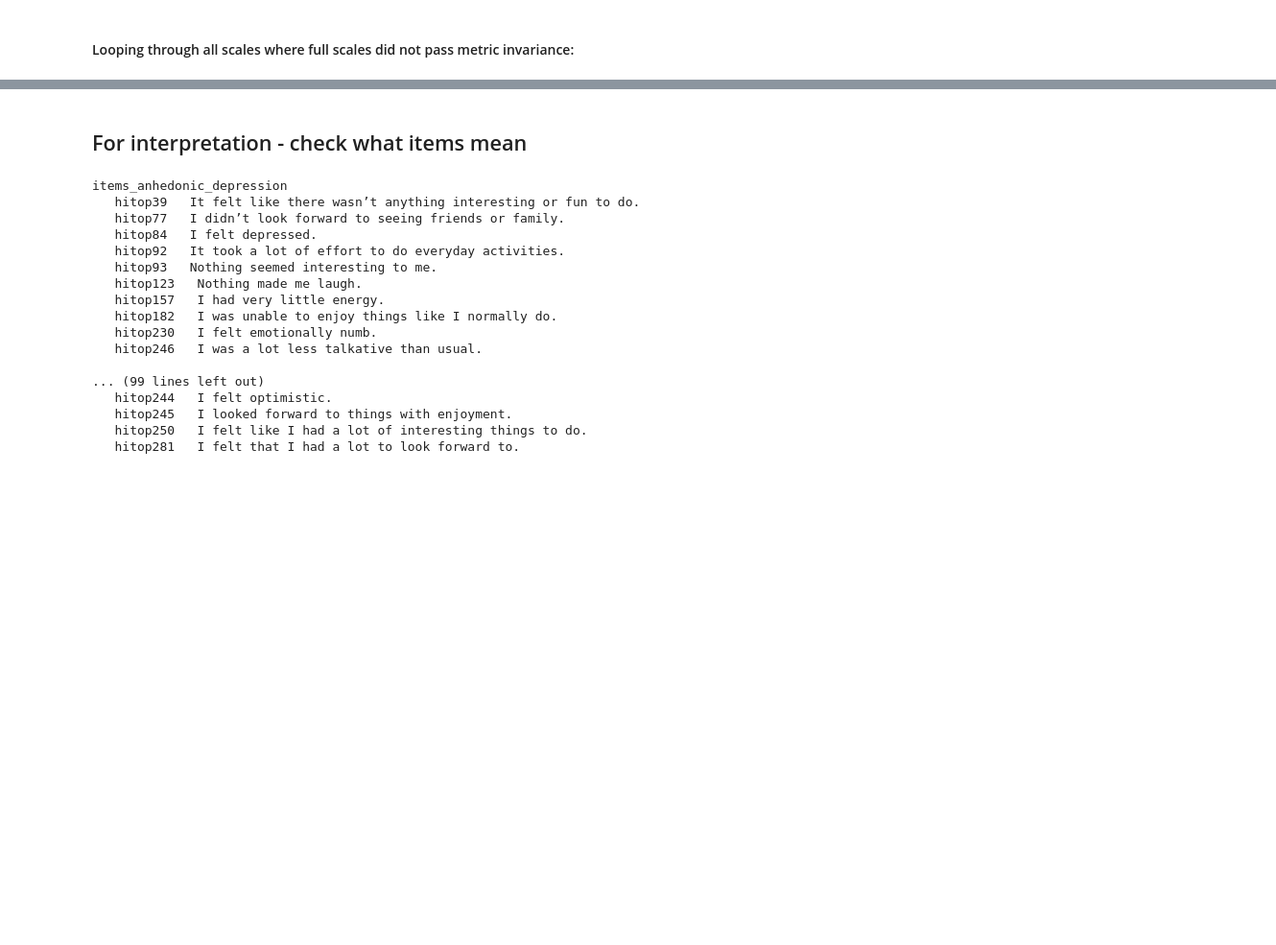
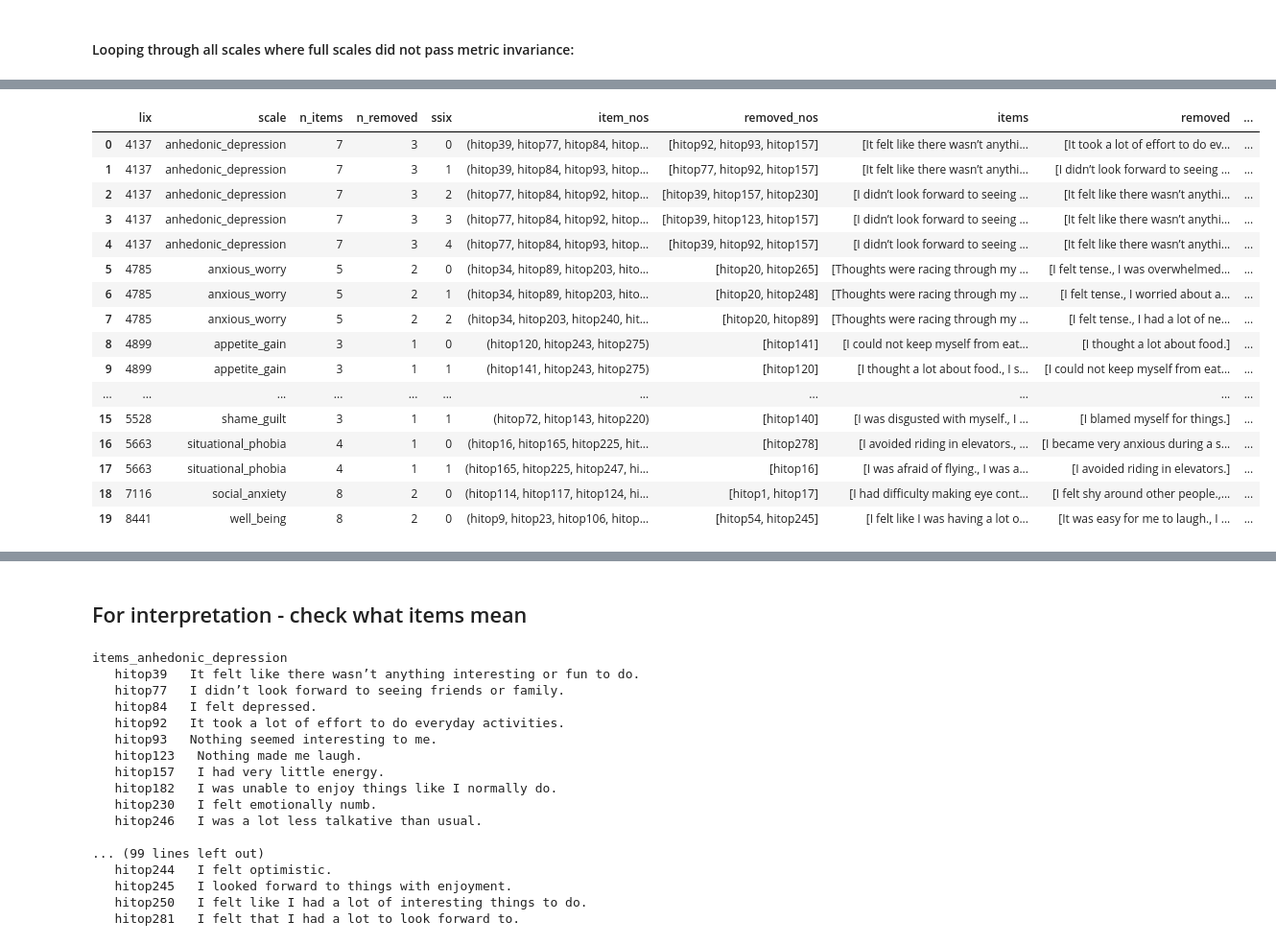
Before and after one commit to Shotgunosine/HiTOP, a Jupyter notebook: notebooks/NB_2_cfa_exploratory.ipynb, the cells around one changed output, grey strips where cells are left out. Shown at 96% size. Saved outputs shown, nothing was run; the diff lists cells and outputs as text; code cells hidden in the pictures; blank space fills up the shorter version.

```diff
--- a/notebooks/NB_2_cfa_exploratory.ipynb
+++ b/notebooks/NB_2_cfa_exploratory.ipynb
@@ -203,21 +185 @@ orig_items = {
-# %%
-with open(log_dir / "mylog_3wayCFA_origscales_seed12345_v2.txt", "w") as f:
-    with redirect_stdout(f):
-        for scale, items in orig_items.items():
-            # print which scale we are processing through R - this way it doesn't get saved in the log file
-            ro.globalenv['scale_to_print'] = scale
-            ro.r('print(scale_to_print)')
-            # create a neat list of items to test for this scale
-            items_only = items.split("=~",1)[1]
-            items_list = items_only.split(" + ")
-            # test
-            run_specific_cfa(
-                whichscale=scale,
-                item_list=items_list,
-                whichcfa='strict',
-                datasets=datasets,
-                temp_path=path_to_helpfile,
-                num_iter=num_iter,
-                cpus_to_use=cpus_to_use,
-            )
 # %% [markdown]
@@ -225,5 +187,22 @@ with open(log_dir / "mylog_3wayCFA_origscales_seed12345_v2.txt", "w") as f:
 # %% [markdown]
 #### Looping through all scales where full scales did not pass metric invariance:
+# %%
+orig_items = {
+    'anhedonic_depression': 'anhedonic_depression =~hitop39 + hitop77 + hitop84 + hitop92 + hitop93 + hitop123 + hitop157 + hitop182 + hitop230 + hitop246',
+    'anxious_worry': 'anxious_worry =~hitop20 + hitop34 + hitop89 + hitop203 + hitop240 + hitop248 + hitop265',
+    'appetite_gain': 'appetite_gain =~hitop120 + hitop141 + hitop243 + hitop275',
+    'appetite_loss': 'appetite_loss =~hitop280 + hitop283 + hitop109',
+    'cognitive_problems': 'cognitive_problems =~hitop67 + hitop159 + hitop189 + hitop142',
+    'hyposomnia': 'hyposomnia =~hitop99 + hitop181 + hitop5 + hitop66 + hitop231',
+    'indecisiveness': 'indecisiveness =~hitop21 + hitop90 + hitop95',
+    'insomnia': 'insomnia =~hitop160 + hitop254 + hitop261 + hitop268',
+    'panic': 'panic =~hitop15 + hitop104 + hitop126 + hitop211 + hitop215 + hitop257',
+    'separation_insecurity': 'separation_insecurity =~hitop40 + hitop50 + hitop69 + hitop81 + hitop113 + hitop136 + hitop151 + hitop197',
+    'shame_guilt': 'shame_guilt =~hitop72 + hitop140 + hitop143 + hitop220',
+    'situational_phobia': 'situational_phobia =~hitop16 + hitop165 + hitop225 + hitop247 + hitop278',
+    'social_anxiety': 'social_anxiety =~hitop1 + hitop17 + hitop114 + hitop117 + hitop124 + hitop129 + hitop204 + hitop222 + hitop236 + hitop258',
+    'well_being': 'well_being =~hitop9 + hitop23 + hitop54 + hitop106 + hitop149 + hitop200 + hitop244 + hitop245 + hitop250 + hitop281'
+}
 # %%
 lookingforinv_log = log_dir / 'mylog_3wayCFA_lookingforinv_seed12345_v1.txt'
 noninvariant_scales = [
@@ -317,3 +313,23 @@ for lprow in lfi_parsing:
                 row[f'{dsp}__{level}'] = p
         inv_dat.append(row)
 inv_dat = pd.DataFrame(inv_dat)
+# %%
+inv_dat
+# %% [output]
+|  | lix | scale | n_items | n_removed | ssix | item_nos | removed_nos | items | removed | ... |
+| 0 | 4137 | anhedonic_depression | 7 | 3 | 0 | (hitop39, hitop77, hitop84, hitop... | [hitop92, hitop93, hitop157] | [It felt like there wasn’t anythi... | [It took a lot of effort to do ev... | ... |
+| 1 | 4137 | anhedonic_depression | 7 | 3 | 1 | (hitop39, hitop84, hitop93, hitop... | [hitop77, hitop92, hitop157] | [It felt like there wasn’t anythi... | [I didn’t look forward to seeing ... | ... |
+| 2 | 4137 | anhedonic_depression | 7 | 3 | 2 | (hitop77, hitop84, hitop92, hitop... | [hitop39, hitop157, hitop230] | [I didn’t look forward to seeing ... | [It felt like there wasn’t anythi... | ... |
+| 3 | 4137 | anhedonic_depression | 7 | 3 | 3 | (hitop77, hitop84, hitop92, hitop... | [hitop39, hitop123, hitop157] | [I didn’t look forward to seeing ... | [It felt like there wasn’t anythi... | ... |
+| 4 | 4137 | anhedonic_depression | 7 | 3 | 4 | (hitop77, hitop84, hitop93, hitop... | [hitop39, hitop92, hitop157] | [I didn’t look forward to seeing ... | [It felt like there wasn’t anythi... | ... |
+| 5 | 4785 | anxious_worry | 5 | 2 | 0 | (hitop34, hitop89, hitop203, hito... | [hitop20, hitop265] | [Thoughts were racing through my ... | [I felt tense., I was overwhelmed... | ... |
+| 6 | 4785 | anxious_worry | 5 | 2 | 1 | (hitop34, hitop89, hitop203, hito... | [hitop20, hitop248] | [Thoughts were racing through my ... | [I felt tense., I worried about a... | ... |
+| 7 | 4785 | anxious_worry | 5 | 2 | 2 | (hitop34, hitop203, hitop240, hit... | [hitop20, hitop89] | [Thoughts were racing through my ... | [I felt tense., I had a lot of ne... | ... |
+| 8 | 4899 | appetite_gain | 3 | 1 | 0 | (hitop120, hitop243, hitop275) | [hitop141] | [I could not keep myself from eat... | [I thought a lot about food.] | ... |
+| 9 | 4899 | appetite_gain | 3 | 1 | 1 | (hitop141, hitop243, hitop275) | [hitop120] | [I thought a lot about food., I s... | [I could not keep myself from eat... | ... |
+| ... | ... | ... | ... | ... | ... | ... | ... | ... | ... | ... |
+| 15 | 5528 | shame_guilt | 3 | 1 | 1 | (hitop72, hitop143, hitop220) | [hitop140] | [I was disgusted with myself., I ... | [I blamed myself for things.] | ... |
+| 16 | 5663 | situational_phobia | 4 | 1 | 0 | (hitop16, hitop165, hitop225, hit... | [hitop278] | [I avoided riding in elevators., ... | [I became very anxious during a s... | ... |
+| 17 | 5663 | situational_phobia | 4 | 1 | 1 | (hitop165, hitop225, hitop247, hi... | [hitop16] | [I was afraid of flying., I was a... | [I avoided riding in elevators.] | ... |
+| 18 | 7116 | social_anxiety | 8 | 2 | 0 | (hitop114, hitop117, hitop124, hi... | [hitop1, hitop17] | [I had difficulty making eye cont... | [I felt shy around other people.,... | ... |
+| 19 | 8441 | well_being | 8 | 2 | 0 | (hitop9, hitop23, hitop106, hitop... | [hitop54, hitop245] | [I felt like I was having a lot o... | [It was easy for me to laugh., I ... | ... |
```
Also changed, not shown: parts of 23 cells of this notebook, 5 other files.
